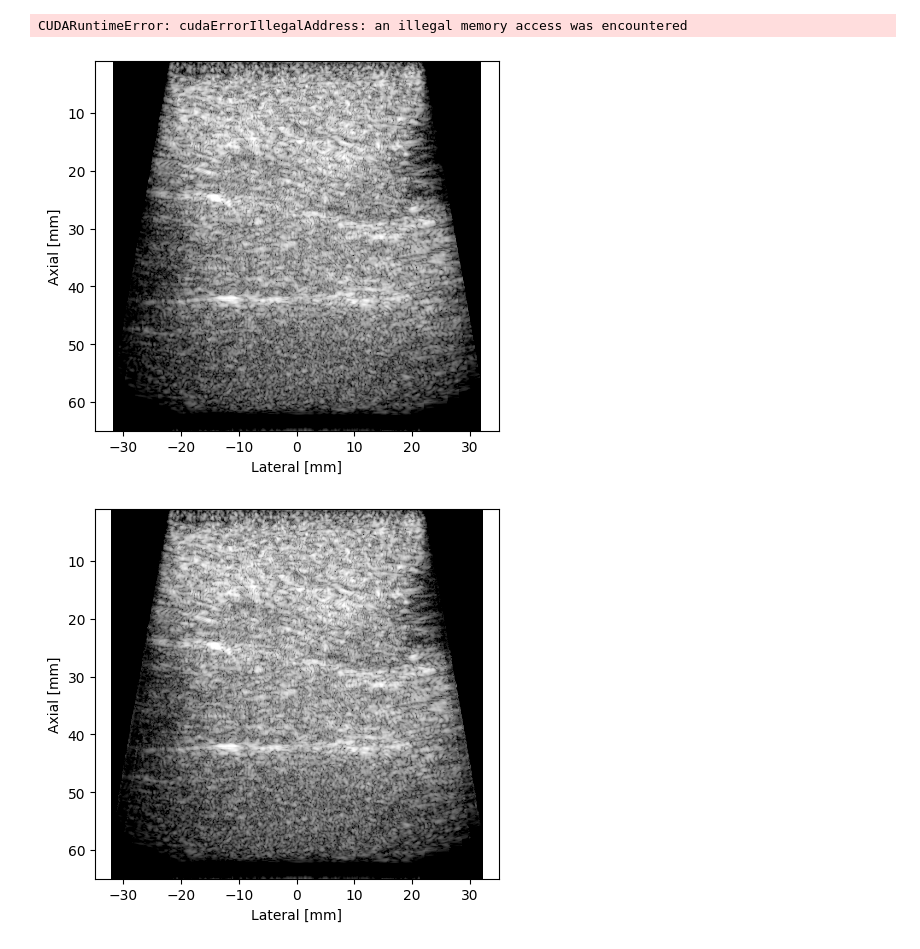
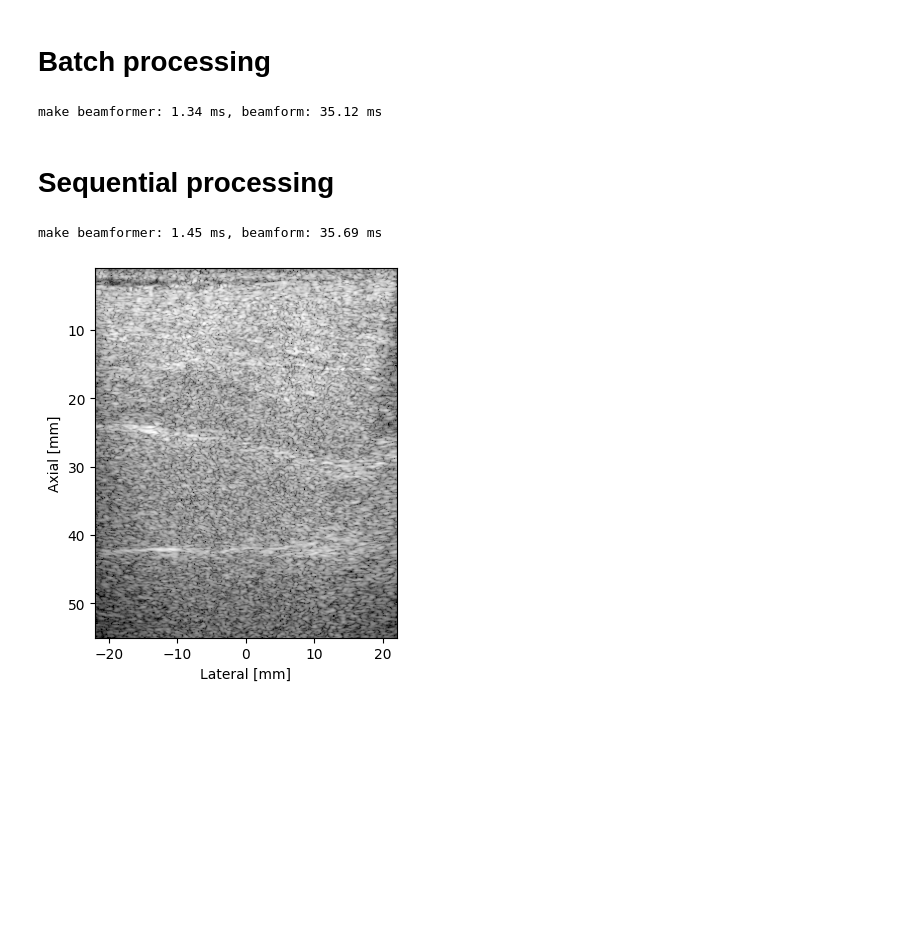
Before and after one commit to wewightman/pycbf, a Jupyter notebook: examples/SyntheticPointBeamforming.ipynb, the cells around one changed output. Drawn from its saved outputs; the diff is of its cells as text; code cells hidden in the pictures; blank space fills up the shorter version.

Commit message:
Added batching... but its not actually faster?

```diff
--- a/examples/SyntheticPointBeamforming.ipynb
+++ b/examples/SyntheticPointBeamforming.ipynb
@@ -128,5 +125,37 @@ b, a = butter(3, [1E6, 3.5E6], btype='bandpass', fs=1/(t[1]-t[0]))
+# %% [markdown]
+# Batch processing
+# %%
+subset = filtfilt(b, a, rf[1], axis=-1)
+subsets = np.tile(subset, (10, 1,1,1))
+# subsets_cp = cp.ascontiguousarray(cp.array(subsets), dtype=cp.float32)
+
+t1 = time()
+bmfrm = SyntheticBeamformer(
+    **points,
+    t0 = t[0],
+    dt = t[1]-t[0],
+    nt = len(t),
+    nthread=128
+)
+t2 = time()
+
+dt = 0
+for i in range(10):
+    ta = time()
+    im_synthetic = bmfrm(subsets, out_as_numpy=False).reshape(subsets.shape[0], len(xout), len(zout))
+    iq_synthetic = cp.asnumpy(fft_tukey_demod(im_synthetic, kmin=2*1E6/points['c0'], kmax=2*9E6/points['c0'], ks=1/dz))
+    dt += time() - ta
+    del im_synthetic
+# np.nan_to_num(im, copy=False, posinf=0, neginf=0)
+
+del bmfrm
+
+print(f"make beamformer: {1000*(t2-t1):0.02f} ms, beamform: {1000*(dt)/(10*subsets.shape[0]):0.02f} ms")
+# %% [output]
+make beamformer: 1.34 ms, beamform: 35.12 ms
+# %% [markdown]
+# Sequential processing
 # %%
-nlag = 10
 subset = filtfilt(b, a, rf[1], axis=-1)
 
 t1 = time()
@@ -134,13 +163,14 @@ bmfrm = SyntheticBeamformer(
     **points,
     t0 = t[0],
     dt = t[1]-t[0],
-    nt = len(t)
+    nt = len(t),
+    nthread=128
 )
 t2 = time()
 dt = 0
 for i in range(100):
     ta = time()
-    im_synthetic = bmfrm(subset, out_as_numpy=True).reshape(len(xout), len(zout))
+    im_synthetic = bmfrm(subset, out_as_numpy=False).reshape(len(xout), len(zout))
     iq_synthetic = cp.asnumpy(fft_tukey_demod(im_synthetic, kmin=2*1E6/points['c0'], kmax=2*9E6/points['c0'], ks=1/dz))
     dt += time() - ta
     del im_synthetic
@@ -150,27 +180,16 @@ del bmfrm
 
 print(f"make beamformer: {1000*(t2-t1):0.02f} ms, beamform: {1000*(dt)/100:0.02f} ms")
 # %% [output]
-CUDARuntimeError: cudaErrorIllegalAddress: an illegal memory access was encountered
+make beamformer: 1.45 ms, beamform: 35.69 ms
 # %%
-env = np.abs(iq_tabbed).T
-logged = 20*np.log10(env/np.percentile(env, 99))
-
-extent_dmas = 1E3*np.array([xout[0], xout[-1], zout[-1], zout[0]])
-plt.figure()
-plt.imshow(logged, vmin=-45, vmax=5, cmap='gray', extent=extent_dmas)
-plt.xlabel("Lateral [mm]")
-plt.ylabel("Axial [mm]")
-plt.show()
-
 env = np.abs(iq_synthetic).T
-logged = 20*np.log10(env/np.percentile(env, 99))
+logged = 20*np.log10(env/np.percentile(env, 99)+1E-10)
 
 extent_das = 1E3*np.array([xout[0], xout[-1], zout[-1], zout[0]])
 plt.figure()
 plt.imshow(logged, vmin=-45, vmax=5, cmap='gray', extent=extent_das)
 plt.xlabel("Lateral [mm]")
 plt.ylabel("Axial [mm]")
 plt.show()
 # %% [output]
-[figure, old version]
+[figure, new version]
-[figure, removed]
```
Also changed, not shown: parts of 3 cells of this notebook, 3 other files.
